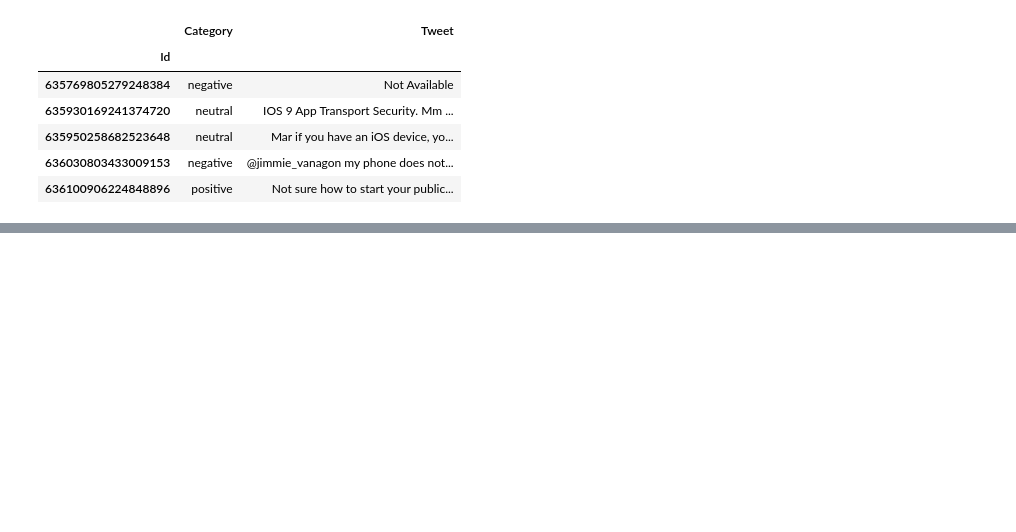
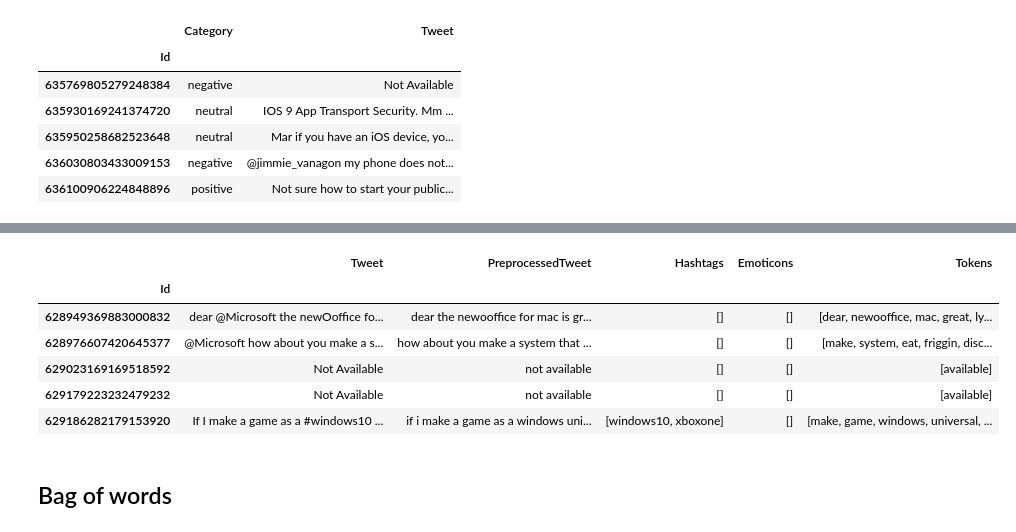
Before and after one commit to TSienki/tweets-sentiment-analysis, a Jupyter notebook: tweets-sentiment-analysis.ipynb, the cells around one changed output, grey strips where cells are left out. Saved outputs shown, nothing was run; the diff lists cells and outputs as text; code cells hidden in the pictures; blank space fills up the shorter version.

```diff
--- a/tweets-sentiment-analysis.ipynb
+++ b/tweets-sentiment-analysis.ipynb
@@ -33,0 +167,13 @@ Name: Category, dtype: int64
+# %%
+test_tweets = prepare_data(test_tweets)
+test_tweets.head(5)
+# %% [output]
+|  | Tweet | PreprocessedTweet | Hashtags | Emoticons | Tokens |
+| Id |  |  |  |  |  |
+| 628949369883000832 | dear @Microsoft the newOoffice fo... | dear the newooffice for mac is gr... | [] | [] | [dear, newooffice, mac, great, ly... |
+| 628976607420645377 | @Microsoft how about you make a s... | how about you make a system that ... | [] | [] | [make, system, eat, friggin, disc... |
+| 629023169169518592 | Not Available | not available | [] | [] | [available] |
+| 629179223232479232 | Not Available | not available | [] | [] | [available] |
+| 629186282179153920 | If I make a game as a #windows10 ... | if i make a game as a windows uni... | [windows10, xboxone] | [] | [make, game, windows, universal, ... |
+# %% [markdown]
+## Bag of words
```
Also changed, not shown: parts of 23 cells of this notebook, 1 other file.
